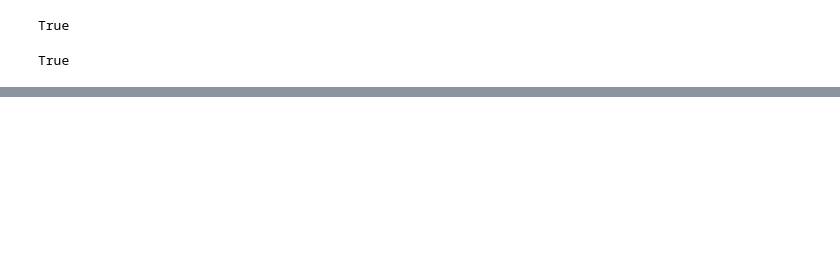
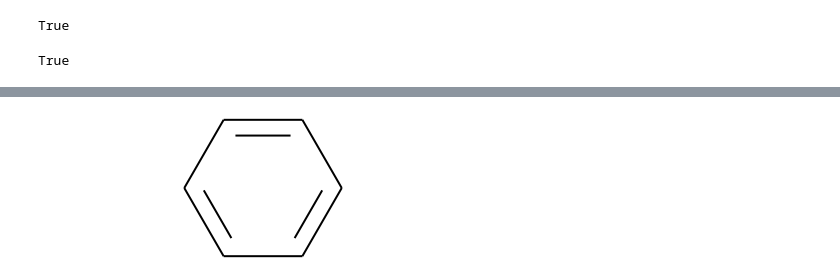
Before and after one commit to LimYeongJun/Jump-to-python, a Jupyter notebook: smiles.ipynb, the cells around one changed output, grey strips where cells are left out. Saved outputs shown, nothing was run; the diff lists cells and outputs as text; code cells hidden in the pictures; blank space fills up the shorter version.

```diff
--- a/smiles.ipynb
+++ b/smiles.ipynb
@@ -303,0 +356,5 @@ O=C$[Co@]$(F)(Cl)(Br)(I)S
+# %%
+K = Chem.MolFromSmiles('C1=CC=CC=C1') # Aliphatic
+K
+# %% [output]
+[figure, added]
```
Also changed, not shown: parts of 16 cells of this notebook.
